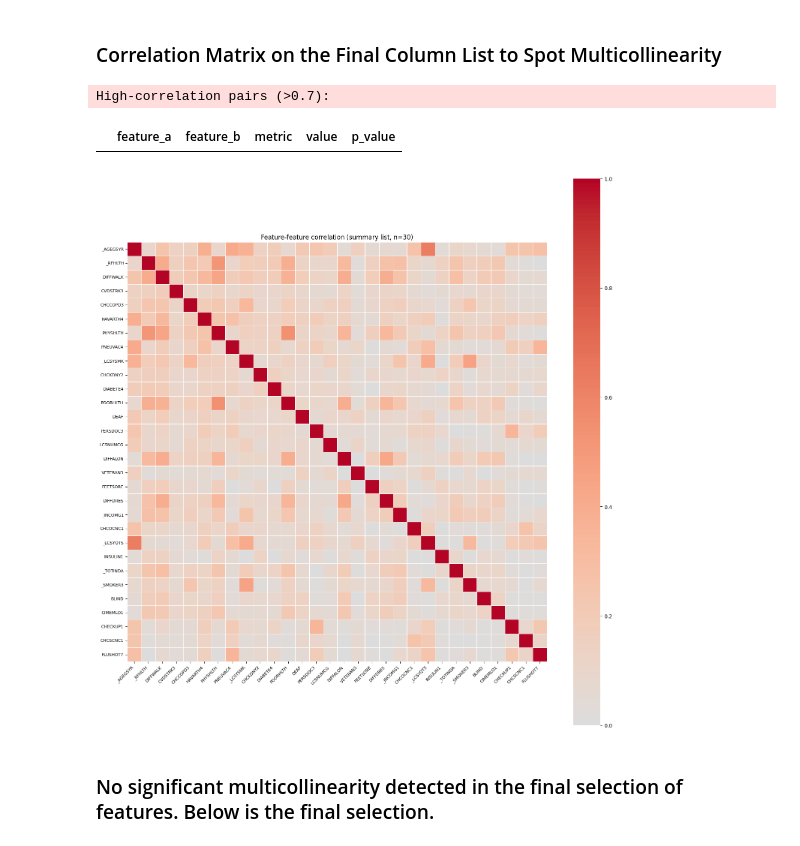
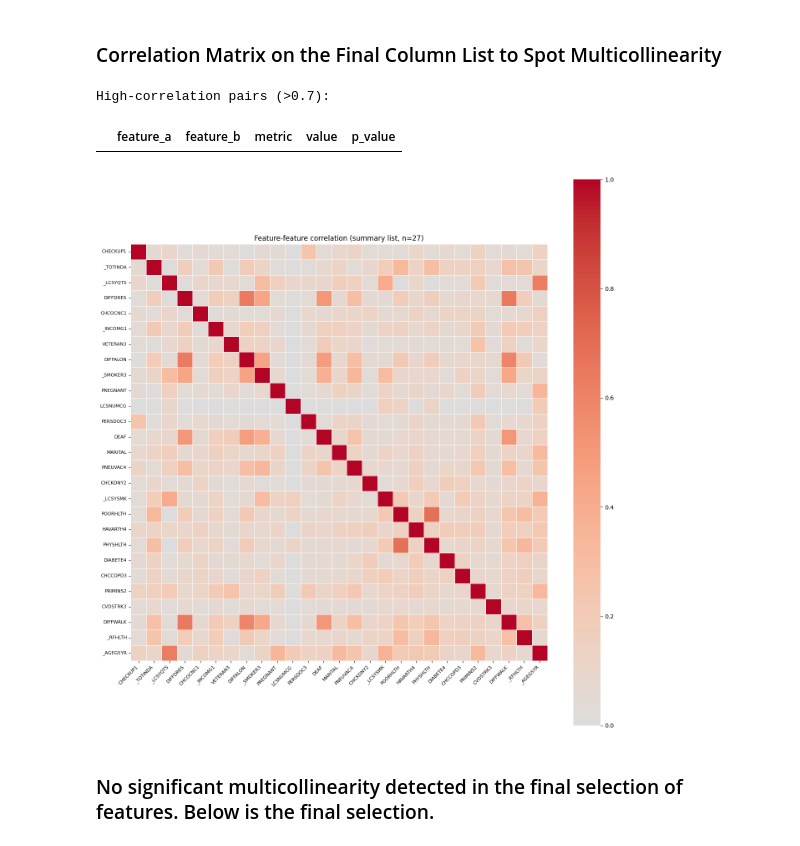
Before and after one commit to mfebus/predicting-myocardial-infarction, a Jupyter notebook: notebook/2. Exploratory Data Analysis.ipynb, the cells around one changed output. Cells and saved outputs as stored; diff of their text form; code cells hidden in the pictures.

```diff
--- a/notebook/2. Exploratory Data Analysis.ipynb
+++ b/notebook/2. Exploratory Data Analysis.ipynb
@@ -65,9 +64,20 @@ P_THRESHOLD = 0.05
 CV_THRESHOLD = 0.09 #binary
 CORR_THRESHOLD = 0.1 #continuous
 # %%
-binary_cols = [c for c in df.columns
-               if c != TARGET and df[c].nunique() == 2]
-continuous_cols = [c for c in df.select_dtypes("number").columns
-                   if c != TARGET and df[c].nunique() >= 3]
+# Extract Multi-class Categorical Columns
+# This catches string/object types AND numeric columns with low unique values
+categorical_cols = [
+    c for c in df.columns
+    if c != TARGET
+    and (df[c].dtype == 'object' or df[c].dtype.name == 'category' or df[c].nunique() < 10)
+]
+
+# Extract True Continuous Columns
+# Only counts numeric columns with a high number of unique values
+continuous_cols = [
+    c for c in df.select_dtypes("number").columns
+    if c != TARGET
+    and c not in categorical_cols
+]
 # %%
 print(f"Number of all columns: {len(df.columns)}")
@@ -360,20 +385,19 @@ summary
 # %% [markdown]
 ### Correlation Matrix on the Final Column List to Spot Multicollinearity
 # %%
-# Feature-feature correlation within summary list
 summary_features = summary["feature"].tolist()
-summary_bin  = [f for f in summary_features if f in binary_cols]
+summary_cat  = [f for f in summary_features if f in categorical_cols]
 summary_cont = [f for f in summary_features if f in continuous_cols]
 
-# binary-binary: Cramer's V
-bin_corr_results = []
-for i, a in enumerate(summary_bin):
-    for b in summary_bin[i+1:]:
+# categorical-categorical: Cramer's V
+cat_corr_results = []
+for i, a in enumerate(summary_cat):
+    for b in summary_cat[i+1:]:
         clean = df[[a, b]].dropna()
         ct    = pd.crosstab(clean[a], clean[b])
         cv    = cramers_v(clean[a], clean[b])
         _, pval, _, _ = chi2_contingency(ct)
-        bin_corr_results.append({"feature_a": a, "feature_b": b,
+        cat_corr_results.append({"feature_a": a, "feature_b": b,
                                   "metric": "cramers_v", "value": cv, "p_value": pval})
 
 # continuous-continuous: Pearson r
@@ -385,52 +409,53 @@ for i, a in enumerate(summary_cont):
         cont_corr_results.append({"feature_a": a, "feature_b": b,
                                    "metric": "pearson_r", "value": abs(r), "p_value": pval})
 
-# binary-continuous: point-biserial
+# categorical-continuous: Cramér's V
 mixed_corr_results = []
-for a in summary_bin:
+for a in summary_cat:
     for b in summary_cont:
         clean = df[[a, b]].dropna()
-        r, pval = pointbiserialr(clean[a], clean[b])
+        clean[b] = pd.cut(clean[b], bins=5).astype(str)  # bin continuous into ordinal categories
+        ct = pd.crosstab(clean[a], clean[b])
+        cv = cramers_v(clean[a], clean[b])
+        _, pval, _, _ = chi2_contingency(ct)
         mixed_corr_results.append({"feature_a": a, "feature_b": b,
-                                    "metric": "point_biserial", "value": abs(r), "p_value": pval})
+                                    "metric": "cramers_v", "value": cv, "p_value": pval})
 
 pair_df = (pd.concat([pd.DataFrame(r) for r in
-                      [bin_corr_results, cont_corr_results, mixed_corr_results]
+                      [cat_corr_results, cont_corr_results, mixed_corr_results]
                       if r])
            .sort_values("value", ascending=False)
            .reset_index(drop=True))
 
-# flag high correlation
 PAIR_THRESHOLD = 0.7
 pair_df["high_corr"] = pair_df["value"] > PAIR_THRESHOLD
 
 print(f"High-correlation pairs (>{PAIR_THRESHOLD}):")
 display(pair_df[pair_df["high_corr"]][["feature_a", "feature_b", "metric", "value", "p_value"]])
 
-# heatmap across all summary features
 corr_matrix = pd.DataFrame(index=summary_features, columns=summary_features, dtype=float)
 np.fill_diagonal(corr_matrix.values, 1.0)
 
 for _, row in pair_df.iterrows():
     corr_matrix.loc[row["feature_a"], row["feature_b"]] = row["value"]
     corr_matrix.loc[row["feature_b"], row["feature_a"]] = row["value"]
 
 corr_matrix = corr_matrix.fillna(0)
 
 fig, ax = plt.subplots(figsize=(max(8, len(summary_features) * 0.5),
                                 max(6, len(summary_features) * 0.5)))
 sns.heatmap(corr_matrix.astype(float), ax=ax, cmap="coolwarm", center=0,
             vmin=0, vmax=1, annot=len(summary_features) <= 20,
             fmt=".2f", linewidths=0.5, square=True,
             xticklabels=True, yticklabels=True)
 ax.set_title(f"Feature-feature correlation (summary list, n={len(summary_features)})")
 plt.xticks(rotation=45, ha="right", fontsize=8)
 plt.yticks(rotation=0, fontsize=8)
 plt.tight_layout(); plt.show()
 # %% [output]
 High-correlation pairs (>0.7):
 |  | feature_a | feature_b | metric | value | p_value |
-[figure, old version]
+[figure, new version]
 # %% [markdown]
 ### No significant multicollinearity detected in the final selection of features\. Below is the final selection\.
 # %%
```
Also changed, not shown: parts of 16 cells of this notebook, 1 other file.
